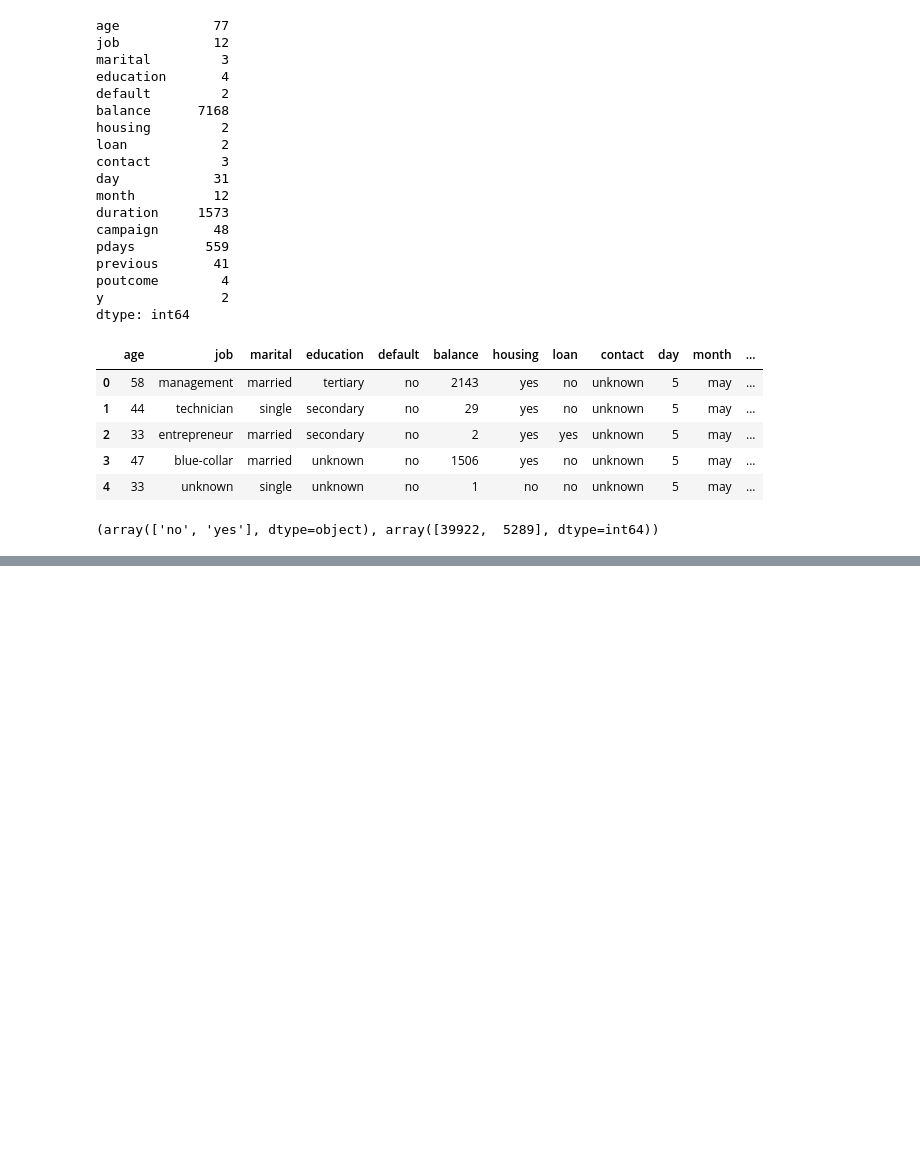
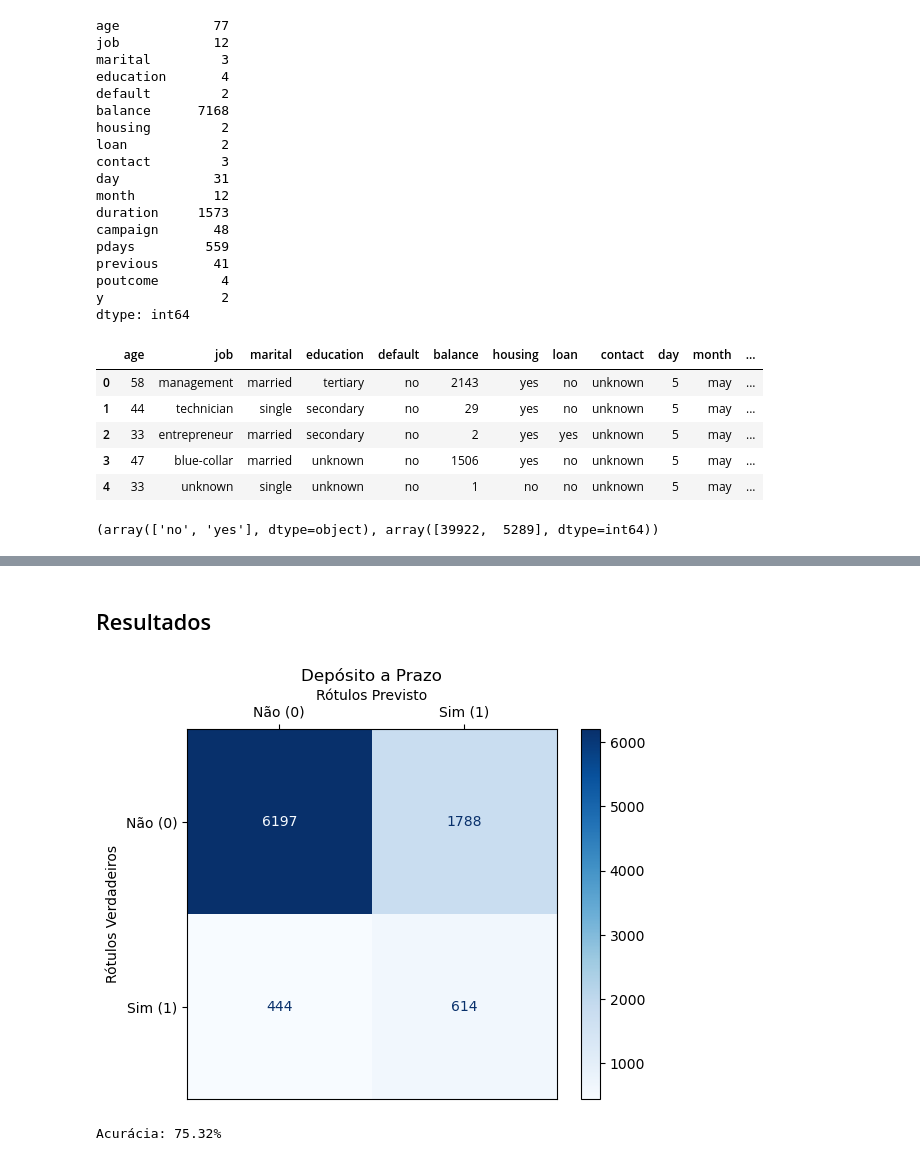
Before and after one commit to GabCosNev/Projetos, a Jupyter notebook: Previsão de Investimento/PrevisorInvestimento.ipynb, the cells around one changed output, grey strips where cells are left out. Saved outputs shown, nothing was run; the diff lists cells and outputs as text; code cells hidden in the pictures; blank space fills up the shorter version.

```diff
--- a/Previsão de Investimento/PrevisorInvestimento.ipynb
+++ b/Previsão de Investimento/PrevisorInvestimento.ipynb
@@ -147,0 +177,10 @@ array([[-0.3923780039157944, 2.271523617747956, -0.1804797394516539, ...,
+# %%
+ann = tf.keras.models.Sequential([
+    tf.keras.layers.Dense(units=6, activation='relu'), # se x > 0 retorna x se não retorna 0
+    tf.keras.layers.Dense(units=6, activation='relu'),
+    tf.keras.layers.Dense(units=1, activation='sigmoid') # Faz cálculo tras valores entre 0 a 1
+])
+# %%
+ann.compile( optimizer = 'adam', loss = 'binary_crossentropy', metrics = ['accuracy'])
+# %%
+ann.fit( X_train, y_train, batch_size = 32, epochs = 50)
@@ -147,0 +206,5 @@ array([[-0.3923780039157944, 2.271523617747956, -0.1804797394516539, ...,
+# %%
+y_pred = ann.predict(X_test)
+y_pred = (y_pred > 0.5)
+cm = confusion_matrix(y_test, y_pred)
+ac = accuracy_score(y_test, y_pred)
@@ -147,0 +213,35 @@ array([[-0.3923780039157944, 2.271523617747956, -0.1804797394516539, ...,
+# %% [markdown]
+## Resultados
+# %%
+# Define os rótulos que serão exibidos na matriz de confusão
+labels = ['Não (0)', 'Sim (1)']
+
+# Cria um objeto de exibição da matriz de confusão usando a matriz 'cm' e os rótulos especificados
+disp = ConfusionMatrixDisplay(confusion_matrix=cm, display_labels=labels)  # Substitui 0 e 1 pelos rótulos definidos
+
+# Cria uma nova figura e eixo para o gráfico da matriz de confusão
+fig, ax = plt.subplots()
+
+# Plota a matriz de confusão com a coloração azul
+disp.plot(cmap=plt.cm.Blues, ax=ax)
+
+# Move os rótulos do eixo x para a parte superior do gráfico
+ax.xaxis.set_ticks_position('top')  # Coloca os rótulos do eixo x na parte superior
+ax.xaxis.set_label_position('top')  # Coloca o rótulo do eixo x na parte superior
+
+# Rotaciona os rótulos do eixo x, se necessário, para melhor legibilidade
+plt.xticks(rotation=0)  # Rotaciona os rótulos se necessário
+
+# Define o título e os rótulos dos eixos
+plt.title("Depósito a Prazo")  # Título do gráfico
+plt.xlabel("Rótulos Previsto")  # Rótulo do eixo X em português
+plt.ylabel("Rótulos Verdadeiros")  # Rótulo do eixo Y em português
+
+# Exibe o gráfico da matriz de confusão
+plt.show()
+
+# Imprime a acurácia do modelo em formato percentual
+print(f"Acurácia: {ac:.2%}")
+# %% [output]
+[figure, added]
+Acurácia: 75.32%
```
Also changed, not shown: parts of 23 cells of this notebook.
